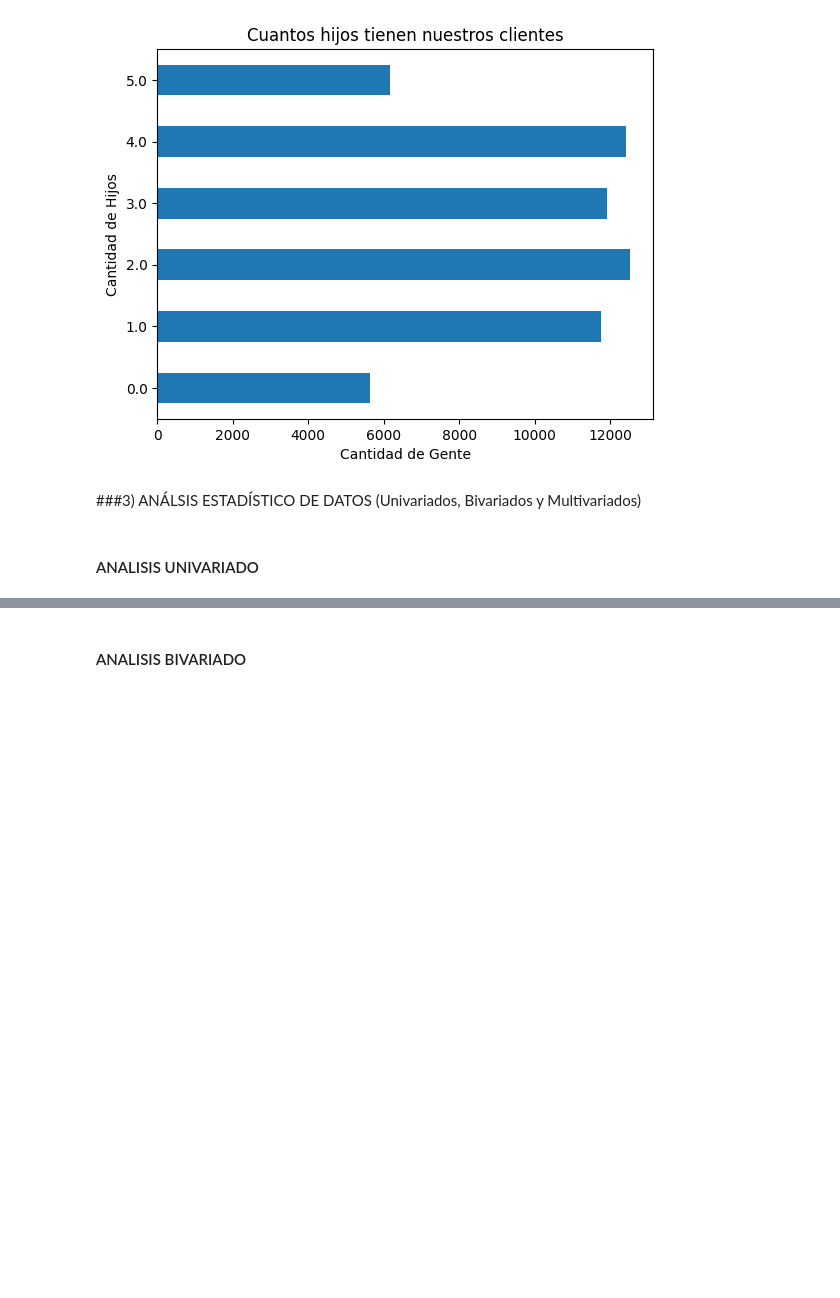
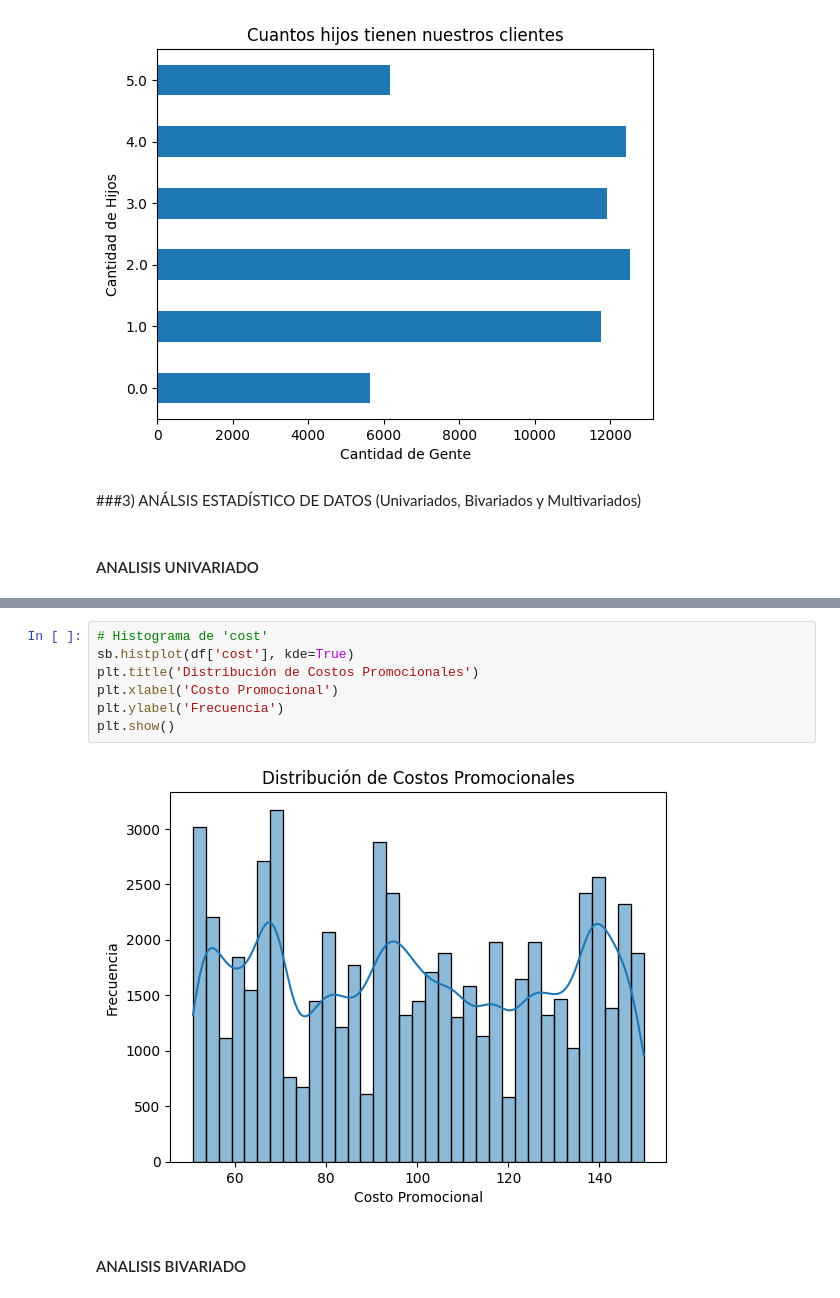
Before and after one commit to Apolo073/CODER_Cienciadedatos, a Jupyter notebook: Comportamiento_Compra+Stein_2.ipynb, the cells around one changed output, grey strips where cells are left out. Saved outputs shown, nothing was run; the diff lists cells and outputs as text; blank space fills up the shorter version.

```diff
--- a/Comportamiento_Compra+Stein_2.ipynb
+++ b/Comportamiento_Compra+Stein_2.ipynb
@@ -222,2 +261,11 @@ plt.show()
+# %%
+# Histograma de 'cost'
+sb.histplot(df['cost'], kde=True)
+plt.title('Distribución de Costos Promocionales')
+plt.xlabel('Costo Promocional')
+plt.ylabel('Frecuencia')
+plt.show()
+# %% [output]
+[figure, added]
 # %% [markdown]
 #### ANALISIS BIVARIADO
```
Also changed, not shown: parts of 9 cells of this notebook.
